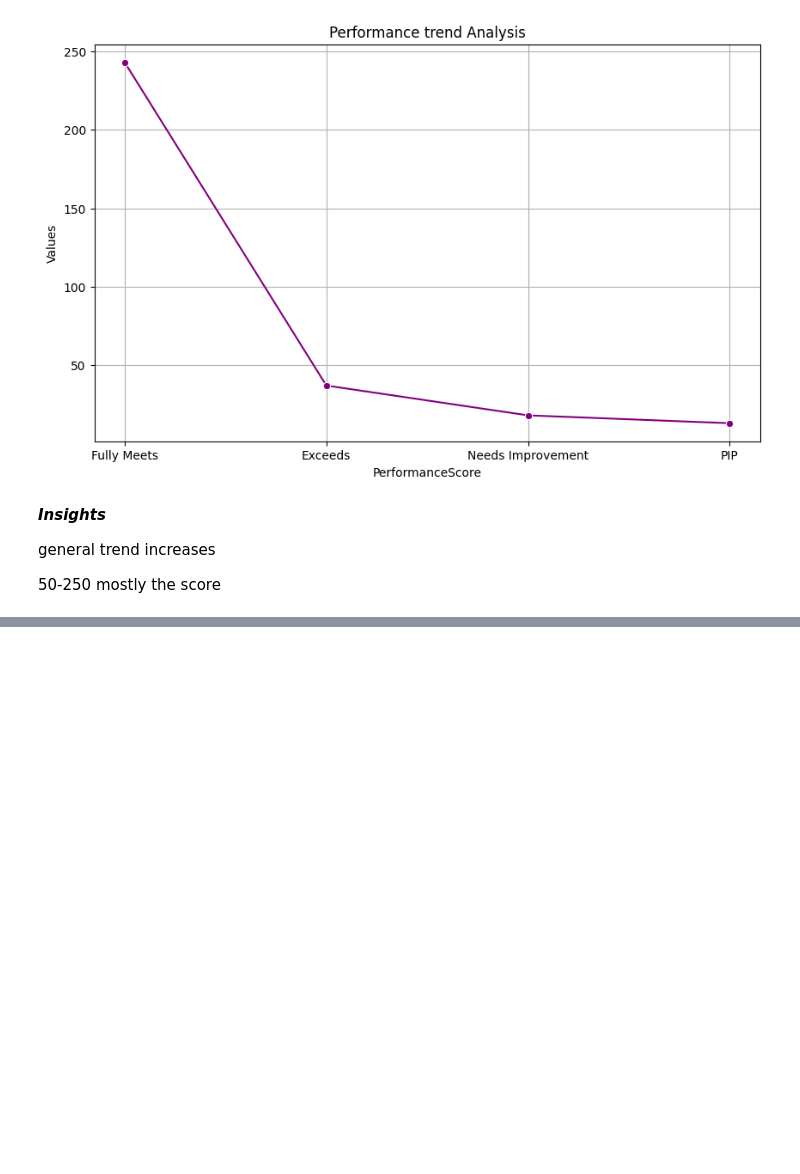
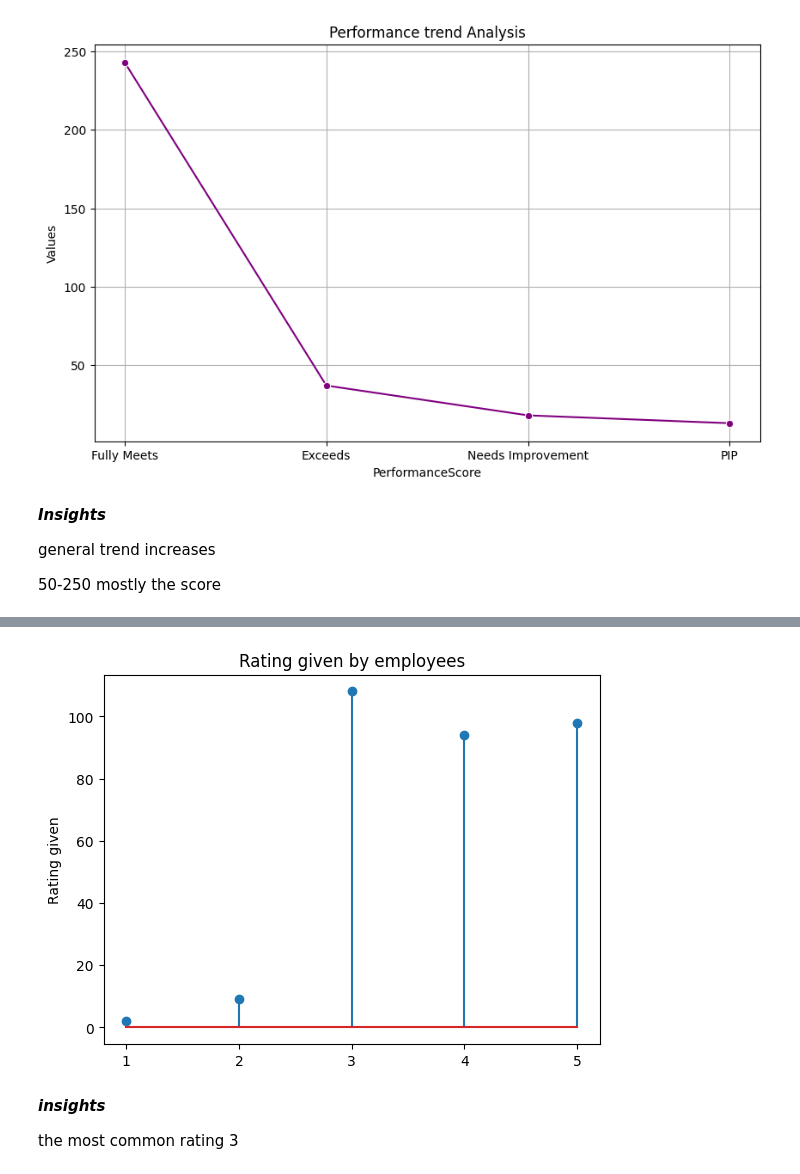
Before and after one commit to azaz9026/EDA, a Jupyter notebook: HR Dataset/EDA_on_HRDataset.ipynb, the cells around one changed output, grey strips where cells are left out. Drawn from its saved outputs; the diff is of its cells as text; code cells hidden in the pictures; blank space fills up the shorter version.

Commit message:
# Visualisation part

```diff
--- a/HR Dataset/EDA_on_HRDataset.ipynb
+++ b/HR Dataset/EDA_on_HRDataset.ipynb
@@ -540,0 +569,3 @@ general trend increases
+# %%
+b = df['EmpSatisfaction'].value_counts()
+b
@@ -540,0 +580,13 @@ general trend increases
+# %%
+plt.stem(b.index , b)
+plt.ylabel('No of employees')
+plt.ylabel('Rating given')
+plt.title('Rating given by employees')
+plt.xticks(b.index)
+plt.show()
+# %% [output]
+[figure, added]
+# %% [markdown]
+***insights***
+
+the most common rating 3
```
Also changed, not shown: parts of 10 cells of this notebook.
